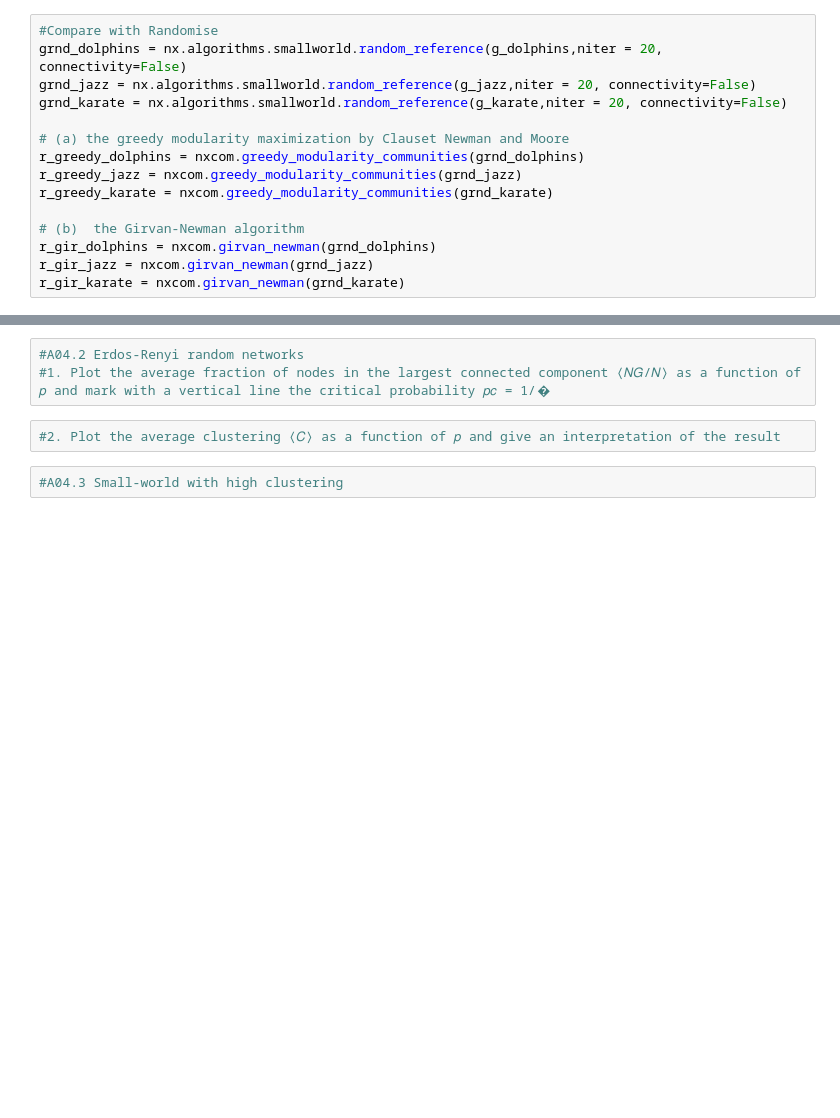
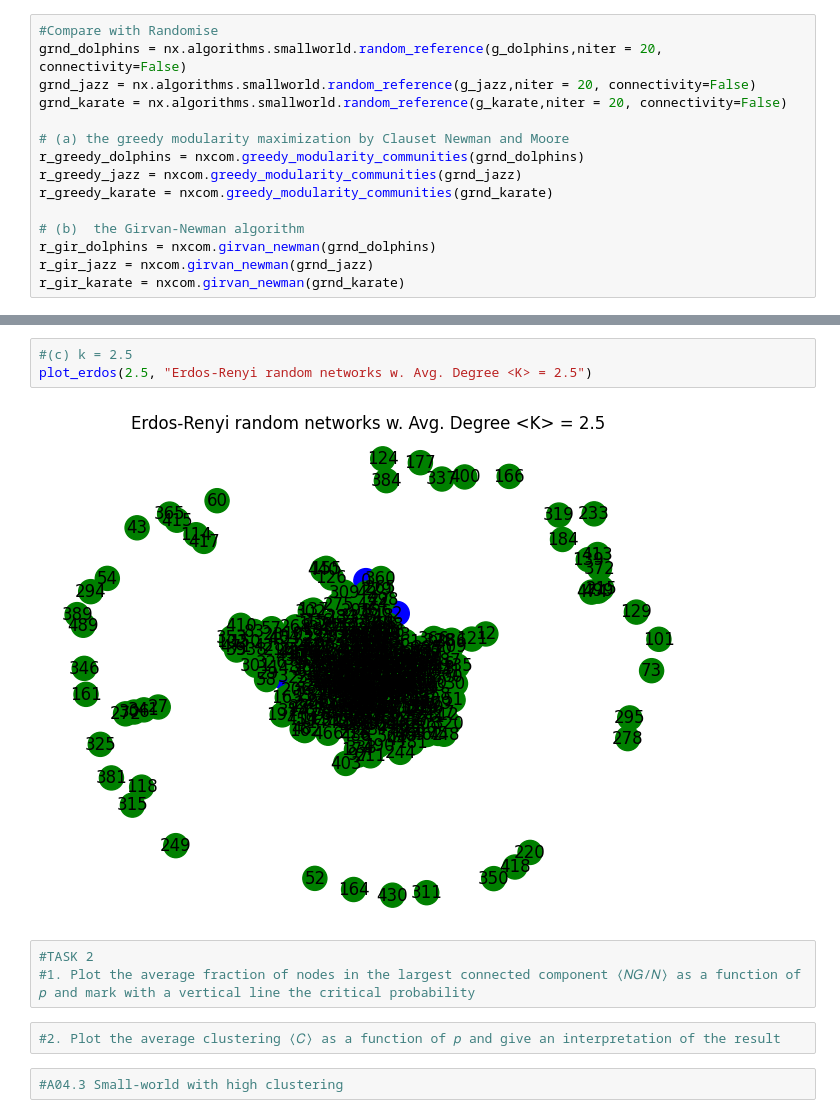
Before and after one commit to huyim/Netsci, a Jupyter notebook: Assi4/Hu_Yiming_EX4.ipynb, the cells around one changed output, grey strips where cells are left out. Cells and saved outputs as stored; diff of their text form; blank space fills up the shorter version.

```diff
--- a/Assi4/Hu_Yiming_EX4.ipynb
+++ b/Assi4/Hu_Yiming_EX4.ipynb
@@ -92,6 +129,11 @@ Karate: Communities before randomize: 3 & Communities after randomize: 5
+# %%
+#(c) k = 2.5
+plot_erdos(2.5, "Erdos-Renyi random networks w. Avg. Degree <K> = 2.5")
+# %% [output]
+[figure, added]
 # %%
-#A04.2 Erdos-Renyi random networks
-#1. Plot the average fraction of nodes in the largest connected component ⟨𝑁𝐺/𝑁⟩ as a function of 𝑝 and mark with a vertical line the critical probability 𝑝𝑐 = 1/�
+#TASK 2
+#1. Plot the average fraction of nodes in the largest connected component ⟨𝑁𝐺/𝑁⟩ as a function of 𝑝 and mark with a vertical line the critical probability
 # %%
 #2. Plot the average clustering ⟨𝐶⟩ as a function of 𝑝 and give an interpretation of the result
 # %%
```
Also changed, not shown: parts of 11 cells of this notebook, 4 other files.
